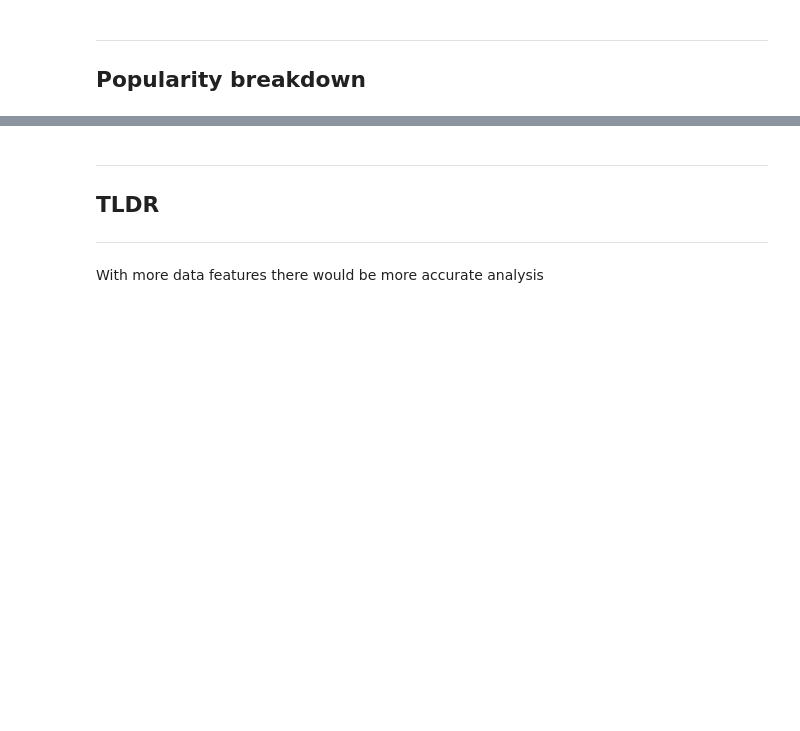
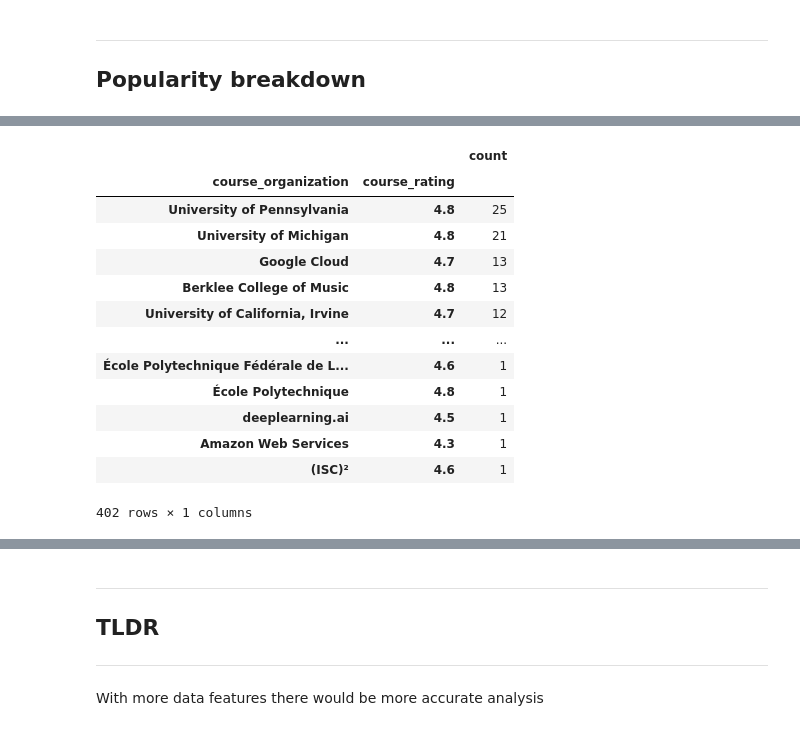
Before and after one commit to Rauzis/datavisual, a Jupyter notebook: Datavisual.ipynb, the cells around one changed output, grey strips where cells are left out. Saved outputs shown, nothing was run; the diff lists cells and outputs as text; code cells hidden in the pictures; blank space fills up the shorter version.

```diff
--- a/Datavisual.ipynb
+++ b/Datavisual.ipynb
@@ -137,0 +193,20 @@ plt.show()
+# %%
+reps = df[["course_organization", "course_rating"]].value_counts()
+zz = pd.DataFrame(reps)
+zz
+#sns.scatterplot(zz)
+# %% [output]
+|  |  | count |
+| course_organization | course_rating |  |
+| University of Pennsylvania | 4.8 | 25 |
+| University of Michigan | 4.8 | 21 |
+| Google Cloud | 4.7 | 13 |
+| Berklee College of Music | 4.8 | 13 |
+| University of California, Irvine | 4.7 | 12 |
+| ... | ... | ... |
+| École Polytechnique Fédérale de L... | 4.6 | 1 |
+| École Polytechnique | 4.8 | 1 |
+| deeplearning.ai | 4.5 | 1 |
+| Amazon Web Services | 4.3 | 1 |
+| (ISC)² | 4.6 | 1 |
+402 rows × 1 columns
```
Also changed, not shown: parts of 10 cells of this notebook.
